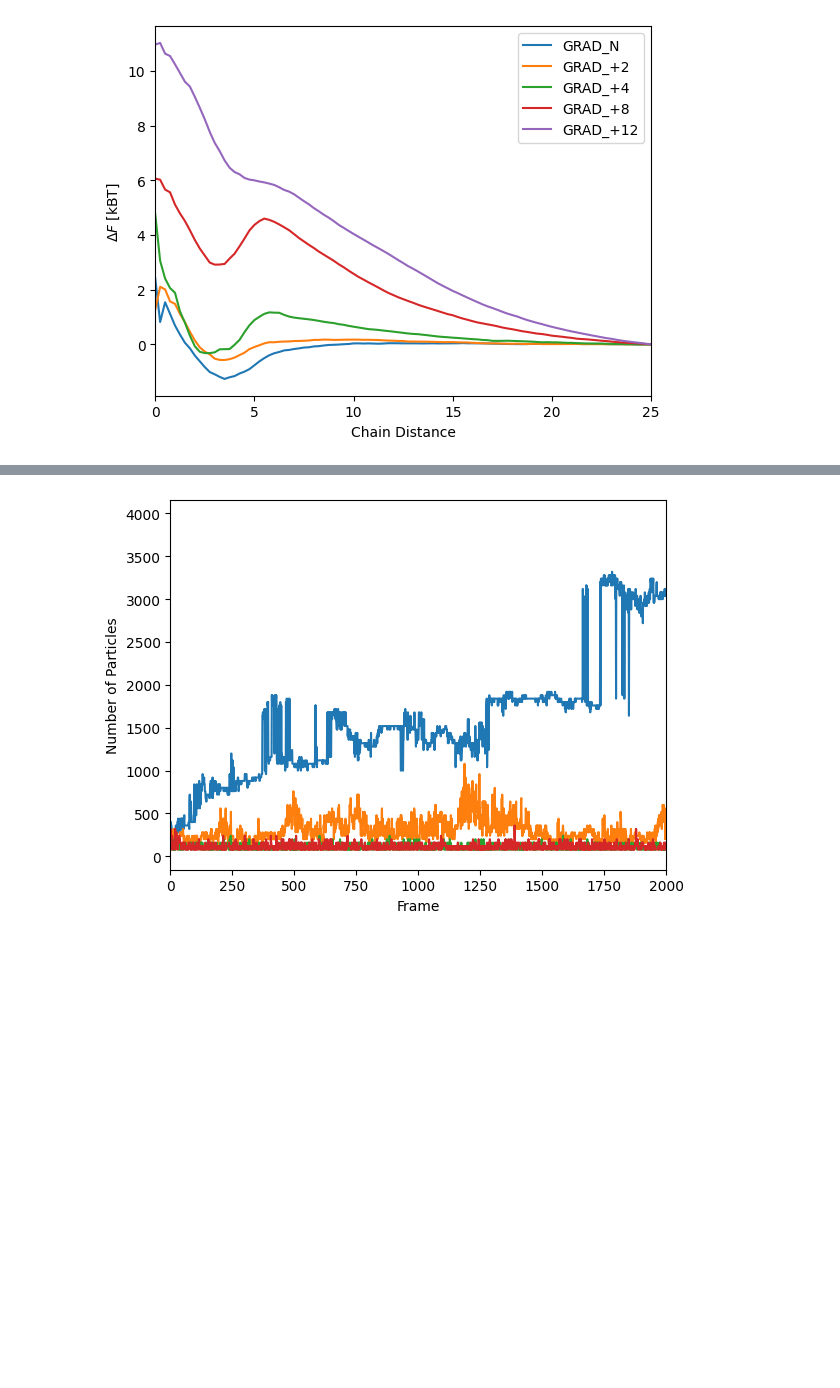
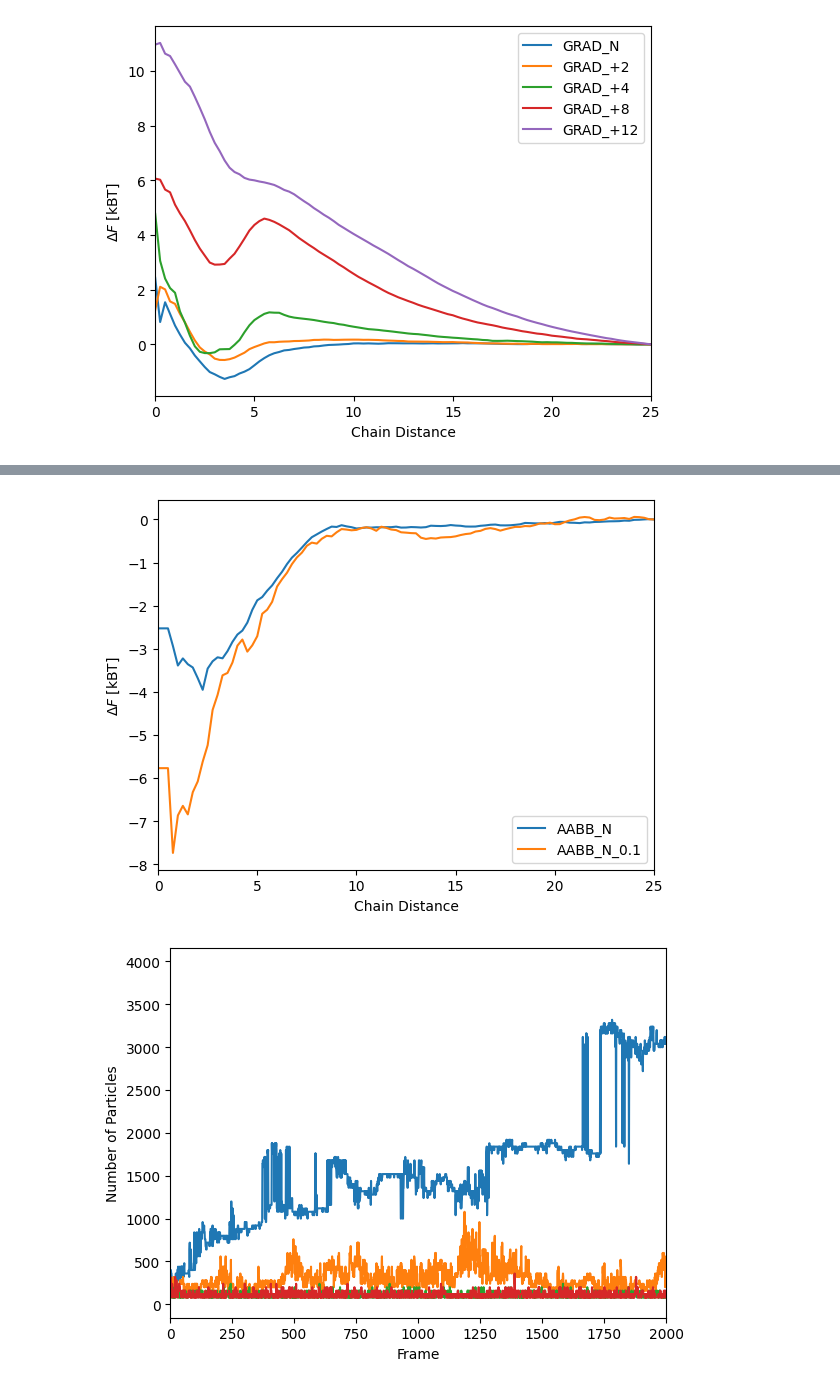
Before and after one commit to kelseyfu/Polyampholyte-SURF, a Jupyter notebook: analysis/pmf.ipynb, the cells around one changed output, grey strips where cells are left out. Cells and saved outputs as stored; diff of their text form; code cells hidden in the pictures; blank space fills up the shorter version.

```diff
--- a/analysis/pmf.ipynb
+++ b/analysis/pmf.ipynb
@@ -233,6 +230,10 @@ for seq in sequences:
     data = np.loadtxt(f'../data/{tag}/prod.pmf', skiprows=3)
     plt.plot(data[:,0], data[:,1] - data[-1,1], label=f'{seq}_+4')
 
+    tag = f'poly_sequ_{seq}_+8_2_nchain_2_temp_1_pmf'
+    data = np.loadtxt(f'../data/{tag}/prod.pmf', skiprows=3)
+    plt.plot(data[:,0], data[:,1] - data[-1,1], label=f'{seq}_+8')
+
 
 
 # Add labels and legend
@@ -286,3 +286,47 @@ FileNotFoundError: ../data/poly_sequ_ABAB_N_+2_2_nchain_2_temp_1_pmf/prod.pmf no
+# %%
+import numpy as np
+import matplotlib.pyplot as plt
+
+# Define the sequences
+sequences = ['AABB']
+
+# Initialize the plot
+plt.clf()
+
+# Plot data for each sequence
+for seq in sequences:
+
+    tag = f'poly_sequ_{seq}_N_2_nchain_2_temp_1_pmf'
+    data = np.loadtxt(f'../data/{tag}/prod.pmf', skiprows=3)
+    plt.plot(data[:,0], data[:,1] - data[-1,1], label=f'{seq}_N')
+
+    tag = f'poly_sequ_{seq}_N_2_nchain_2_nsalt_4_temp_1_pmf'
+    data = np.loadtxt(f'../data/{tag}/prod.pmf', skiprows=3)
+    plt.plot(data[:,0], data[:,1] - data[-1,1], label=f'{seq}_N_0.1')
+
+    tag = f'poly_sequ_{seq}_N_2_0.5_nchain_2_nsalt_20_temp_1_pmf'
+    data = np.loadtxt(f'../data/{tag}/prod.pmf', skiprows=3)
+    plt.plot(data[:,0], data[:,1] - data[-1,1], label=f'{seq}_N_0.5')
+
+    tag = f'poly_sequ_{seq}_N_2_1.0_nchain_2_nsalt_40_temp_1_pmf'
+    data = np.loadtxt(f'../data/{tag}/prod.pmf', skiprows=3)
+    plt.plot(data[:,0], data[:,1] - data[-1,1], label=f'{seq}_N_1.0')
+
+    tag = f'poly_sequ_{seq}_N_2_2.0_nchain_2_nsalt_80_temp_1_pmf'
+    data = np.loadtxt(f'../data/{tag}/prod.pmf', skiprows=3)
+    plt.plot(data[:,0], data[:,1] - data[-1,1], label=f'{seq}_N_2.0')
+
+
+# Add labels and legend
+plt.xlabel('Chain Distance')
+plt.ylabel(r'$\Delta F$ [kBT]')
+plt.legend()
+plt.xlim(0,25)
+
+# Show the plot
+plt.show()
+# %% [output]
+[figure, added]
 # %%
 
 # Define the sequences
```
Also changed, not shown: parts of 6 cells of this notebook, 6 other files.
